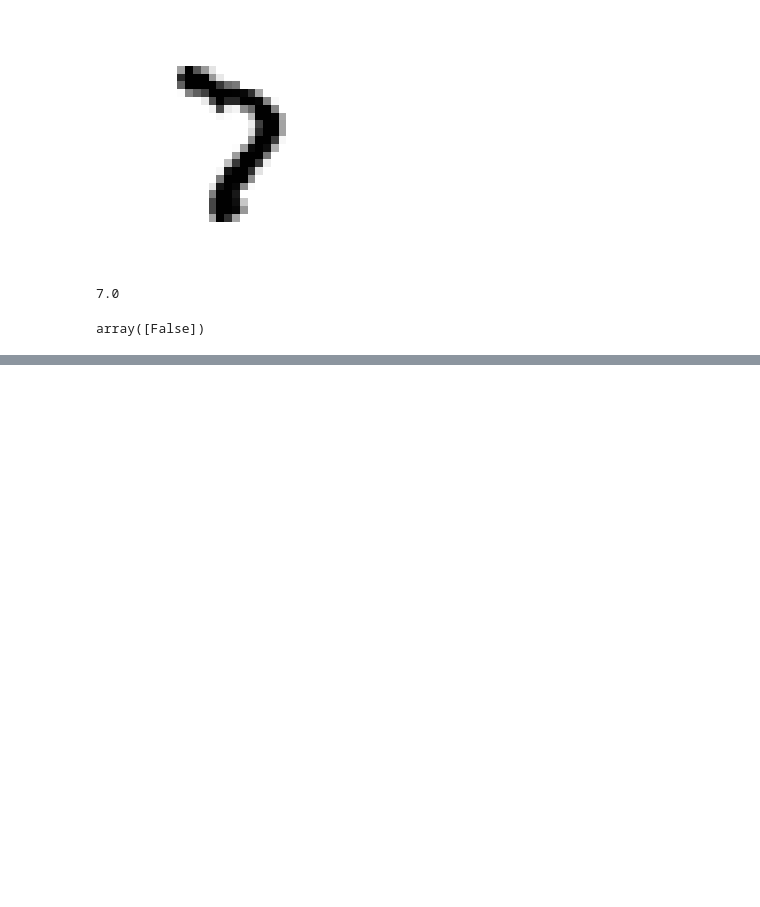
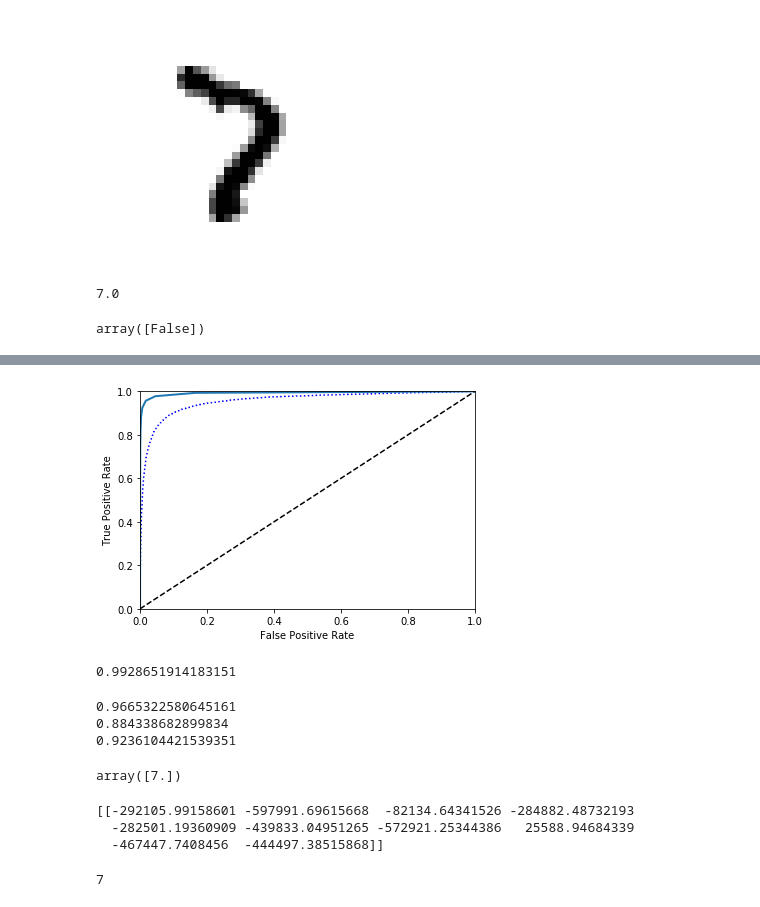
Before and after one commit to qlegrand/housing_handson_ml, a Jupyter notebook: CH03_MNIST.ipynb, the cells around one changed output, grey strips where cells are left out. Saved outputs shown, nothing was run; the diff lists cells and outputs as text; code cells hidden in the pictures; blank space fills up the shorter version.

```diff
--- a/CH03_MNIST.ipynb
+++ b/CH03_MNIST.ipynb
@@ -118,0 +131,40 @@ plot_roc_
+# %%
+forest_clf = RandomForestClassifier(random_state = 42)
+y_probas_forest = cross_val_predict(forest_clf, X_train, y_train_5, cv = 3, method = 'predict_proba')
+y_train_scores_forest = y_probas_forest[:,1]
+fpr_forest, tpr_forest, thresholds_forest = roc_curve(y_train_5, y_train_scores_forest)
+# %%
+plt.plot(fpr, tpr, "b:", label = "SGD")
+plot_roc_curve(fpr_forest, tpr_forest, label = "Random Forest")
+plt.show()
+# %% [output]
+[figure, added]
+# %%
+roc_auc_score(y_train_5, y_train_scores_forest)
+# %% [output]
+0.9928651914183151
+# %%
+y_train_pred_forest = (y_train_scores_forest >= 0.5)
+print(precision_score(y_train_5, y_train_pred_forest))
+print(recall_score(y_train_5, y_train_pred_forest))
+print(f1_score(y_train_5, y_train_pred_forest))
+# %% [output]
+0.9665322580645161
+0.884338682899834
+0.9236104421539351
+# %%
+sgd_clf.fit(X_train, y_train)
+sgd_clf.predict([some_digit])
+# %% [output]
+array([7.])
+# %%
+some_digit_scores = sgd_clf.decision_function([some_digit])
+print(some_digit_scores)
+# %% [output]
+[[-292105.99158601 -597991.69615668  -82134.64341526 -284882.48732193
+  -282501.19360909 -439833.04951265 -572921.25344386   25588.94684339
+  -467447.7408456  -444497.38515868]]
+# %%
+np.argmax(some_digit_scores)
+# %% [output]
+7
```
Also changed, not shown: parts of 36 cells of this notebook, 1 other file.
